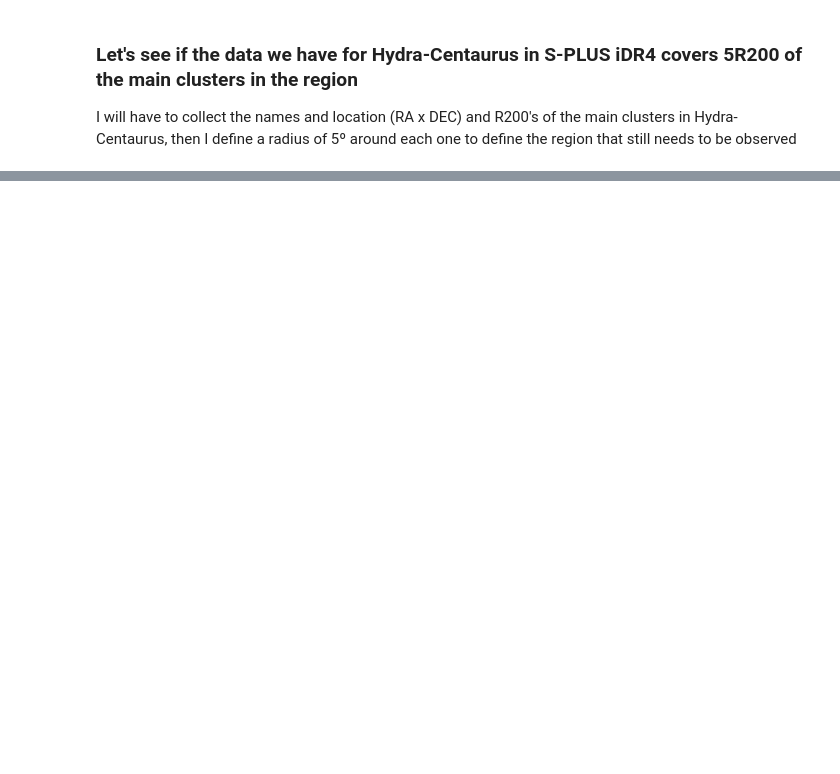
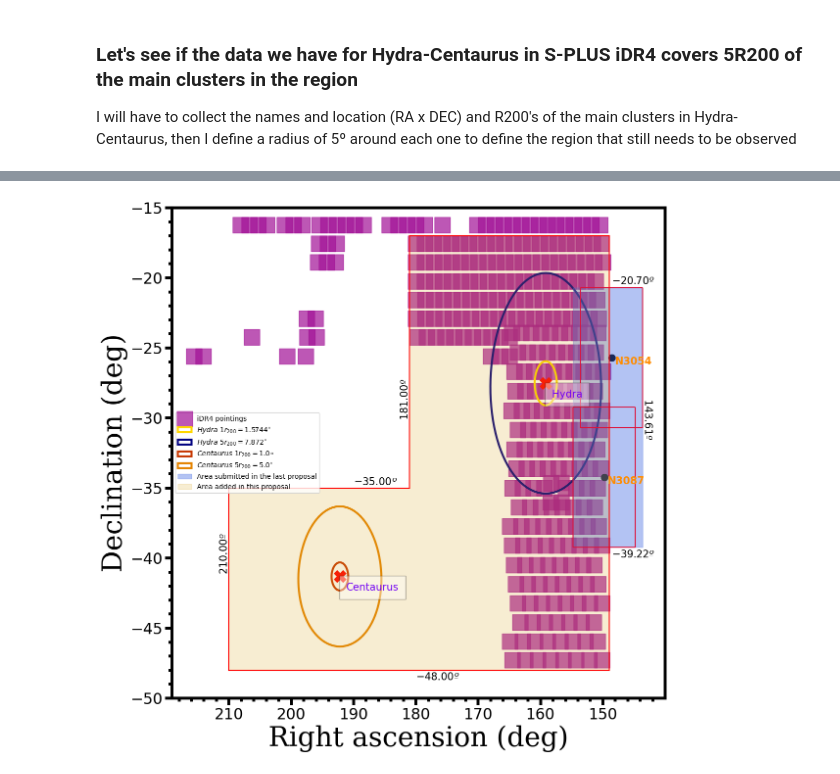
Before and after one commit to elismar2000/Hydra-Centaurus, a Jupyter notebook: defining-hydra-centaurus.ipynb, the cells around one changed output, grey strips where cells are left out. Saved outputs shown, nothing was run; the diff lists cells and outputs as text; code cells hidden in the pictures; blank space fills up the shorter version.

```diff
--- a/defining-hydra-centaurus.ipynb
+++ b/defining-hydra-centaurus.ipynb
@@ -153,0 +190,83 @@ dec_3393 = cl_decs[i_3393]
+# %%
+fig = plt.figure(figsize=(13, 13))
+ax = fig.add_subplot(111)
+
+ax.set_xlabel("Right ascension (deg)", fontdict=font)
+ax.set_ylabel("Declination (deg)", fontdict=font)
+ax.minorticks_on()
+
+ax.scatter(ra[mask_hc], dec[mask_hc], color=colors[3], s=500, marker='s', alpha=0.7, label="iDR4 pointings")
+
+dx = 1.0
+ax.scatter(ra0_hydra, dec0_hydra, marker="X", s=300, color="red")
+ax.text(ra0_hydra-dx, dec0_hydra-dx, s="Hydra", fontsize=15, color=colors[1],
+                bbox=dict(facecolor='white', alpha=0.4, edgecolor='black', pad=10.0))
+
+ax.scatter(ra0_centaurus, dec0_centaurus, marker="X", s=300, color="red")
+ax.text(ra0_centaurus-dx, dec0_centaurus-dx, s="Centaurus", fontsize=15, color=colors[1],
+                bbox=dict(facecolor='white', alpha=0.4, edgecolor='black', pad=10.0))
+
+c0_hydra = SkyCoord(ra=ra0_hydra, dec=dec0_hydra, frame='icrs', unit='deg')
+s1_hydra = SphericalCircle(c0_hydra, r200_hydra*u.deg, resolution=100, vertex_unit='deg',
+                           lw=3, label=r'$Hydra\ 1 r_{200} = 1.5744^{\circ}$', edgecolor="gold", facecolor="None")
+s5_hydra = SphericalCircle(c0_hydra, 5*r200_hydra*u.deg, resolution=100, vertex_unit='deg',
+                           lw=3, label=r'$Hydra\ 5 r_{200} = 7.872^{\circ}$', edgecolor="navy", facecolor="None")
+
+c0_centaurus = SkyCoord(ra=ra0_centaurus, dec=dec0_centaurus, frame='icrs', unit='deg')
+s1_centaurus = SphericalCircle(c0_centaurus, r200_centaurus*u.deg, resolution=100, vertex_unit='deg',
+                               lw=3, label=r'$Centaurus\ 1 r_{200} = 1.0{\circ}$', edgecolor=colors[5], facecolor="None")
+s5_centaurus = SphericalCircle(c0_centaurus, 5*r200_centaurus*u.deg, resolution=100, vertex_unit='deg',
+                               lw=3, label=r'$Centaurus\ 5 r_{200} = 5.0^{\circ}$', edgecolor=colors[7], facecolor="None")
+
+
+
+dx = 0.5
+for ra_j, dec_j, text in zip([ra_3054, ra_3087], [dec_3054, dec_3087], ["N3054", "N3087"]):
+    ax.vlines(x=ra_j-5, ymin=dec_j-5, ymax=dec_j+5, linestyle='-', color="crimson")
+    ax.vlines(x=ra_j+5, ymin=dec_j-5, ymax=dec_j+5, linestyle='-', color="crimson")
+    ax.hlines(y=dec_j-5, xmin=ra_j-5, xmax=ra_j+5, linestyle='-', color="crimson")
+    ax.hlines(y=dec_j+5, xmin=ra_j-5, xmax=ra_j+5, linestyle='-', color="crimson")
+
+    ax.scatter(ra_j, dec_j, marker='o', s = 100, color="black")
+    ax.text(ra_j-dx, dec_j-dx, s=text, fontsize=15, fontweight='bold', color='darkorange')
+
+ax.set_ylim(ymin=-50, ymax=-15)
+y_range = abs(-50 - (-15))
+ymax = ((dec_3054 + 5 + 50) / y_range)
+ymin = ((dec_3087 - 5 + 50) / y_range)
+
+
+ax.text(ra_3054, dec_3054+5+0.5*dx, s=r"${:.2f}º$".format(dec_3054+5), fontsize=15, color='black')
+ax.text(ra_3054, dec_3087-5-1.5*dx, s=r"${:.2f}º$".format(dec_3087-5), fontsize=15, color='black')
+ax.text(ra_3054-5, dec_3054-5-1.5*dx, s=r"${:.2f}º$".format(ra_3054-5), fontsize=15, color='black', rotation=270)
+ax.text(180, -48-1.4*dx, s=r"${:.2f}º$".format(-48), fontsize=15, color='black')
+ax.text(210+3.0*dx, -41, s=r"${:.2f}º$".format(210), fontsize=15, color='black', rotation=90)
+ax.text(190, -35+0.4*dx, s=r"${:.2f}º$".format(-35), fontsize=15, color='black')
+ax.text(181+3.0*dx, -30, s=r"${:.2f}º$".format(181), fontsize=15, color='black', rotation=90)
+
+
+ax.add_patch(s1_hydra)
+ax.add_patch(s5_hydra)
+ax.add_patch(s1_centaurus)
+ax.add_patch(s5_centaurus)
+
+# ax.plot([160, 210], [-17, -35], color="red")
+ax.plot([181, 210], [-35, -35], color="red")
+ax.plot([181, 181], [-35, -17], color="red")
+ax.plot([210, 210], [-35, -48], color="red")
+ax.plot([149, 210], [-48, -48], color="red")
+ax.plot([149, 149], [-48, -17], color="red")
+ax.plot([149, 181], [-17, -17], color="red")
+
+ax.axvspan(xmin=ra_3054-5, xmax=ra_3087+5, ymax=ymax, ymin=ymin, alpha=0.4, color="royalblue",
+                label="Area submitted in the last proposal")
+
+ax.fill_between(x=[149, 181, 181, 210], y1=[-48, -48, -48, -48], y2=[-17, -17, -35, -35], alpha=0.2,
+                color="goldenrod", label="Area added in this proposal")
+
+plt.legend(fontsize=10)
+ax.invert_xaxis()
+
+plt.savefig("../Figures/Hydra-Supercluster/Hydra-Centaurus-Fields.png", dpi='figure', format='png')
+# %% [output]
+[figure, added]
```
Also changed, not shown: parts of 14 cells of this notebook.
